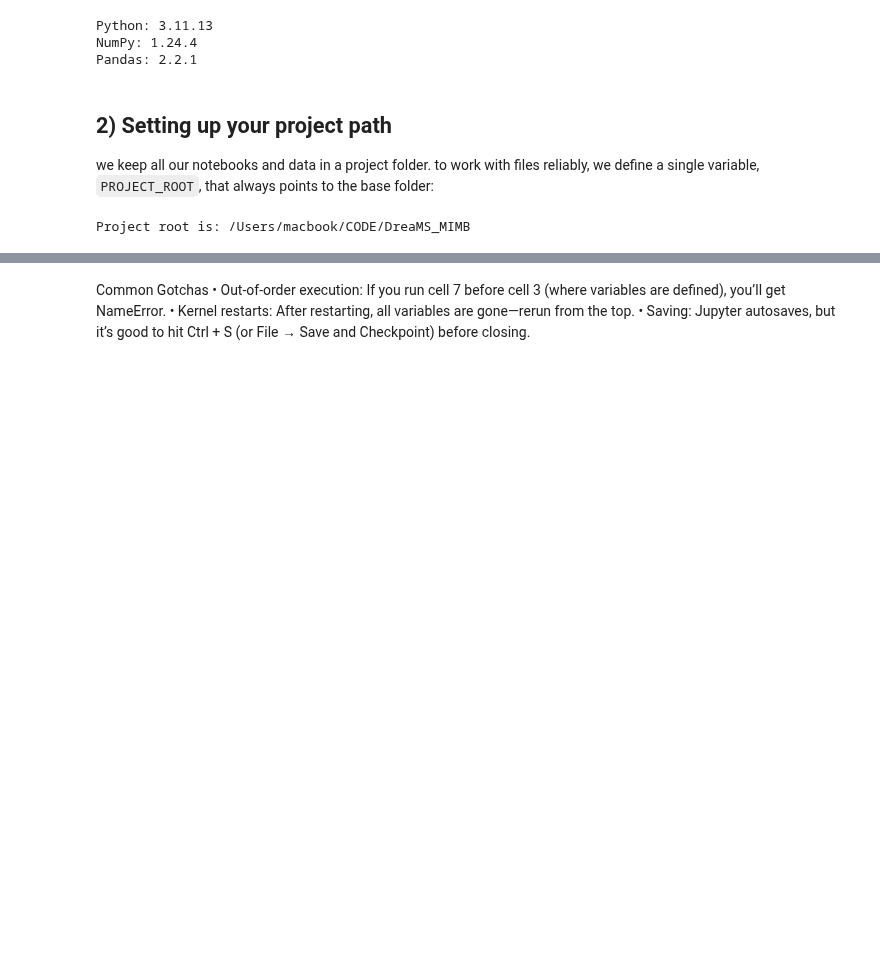
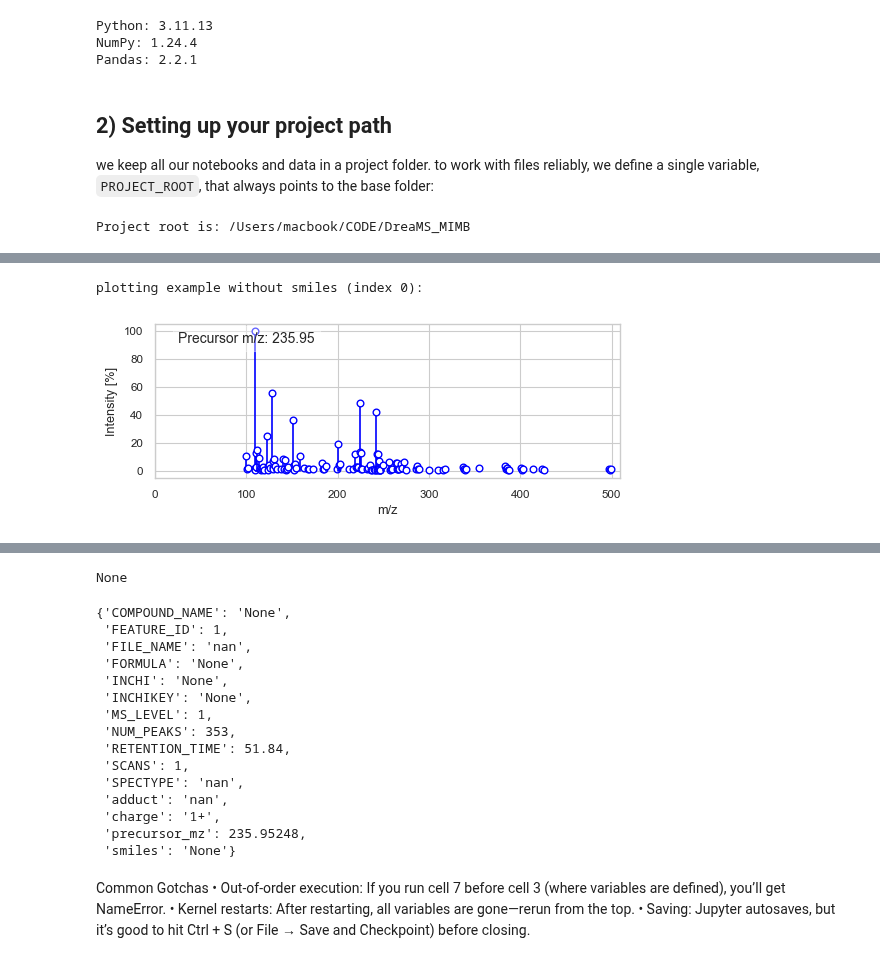
Before and after one commit to pluskal-lab/DreaMS_MIMB, a Jupyter notebook: notebooks/0_notebook_tutorial.ipynb, the cells around one changed output, grey strips where cells are left out. Cells and saved outputs as stored; diff of their text form; code cells hidden in the pictures; blank space fills up the shorter version.

```diff
--- a/notebooks/0_notebook_tutorial.ipynb
+++ b/notebooks/0_notebook_tutorial.ipynb
@@ -130,0 +236,7 @@ MSData loaded: {'spectra_count': 1234}
+# %%
+# plot unannotated example
+print(f"\nplotting example without smiles (index {i_without}):")
+msdata_all.at(i_without, plot_spec=True, plot_mol=True, return_spec=False)
+# %% [output]
+plotting example without smiles (index 0):
+[figure, added]
@@ -131,3 +245,19 @@ MSData loaded: {'spectra_count': 1234}
+None
+{'COMPOUND_NAME': 'None',
+ 'FEATURE_ID': 1,
+ 'FILE_NAME': 'nan',
+ 'FORMULA': 'None',
+ 'INCHI': 'None',
+ 'INCHIKEY': 'None',
+ 'MS_LEVEL': 1,
+ 'NUM_PEAKS': 353,
+ 'RETENTION_TIME': 51.84,
+ 'SCANS': 1,
+ 'SPECTYPE': 'nan',
+ 'adduct': 'nan',
+ 'charge': '1+',
+ 'precursor_mz': 235.95248,
+ 'smiles': 'None'}
 # %% [markdown]
 Common Gotchas
 	•	Out-of-order execution: If you run cell 7 before cell 3 (where variables are defined), you’ll get NameError.
```
Also changed, not shown: parts of 23 cells of this notebook, 2 other files.
